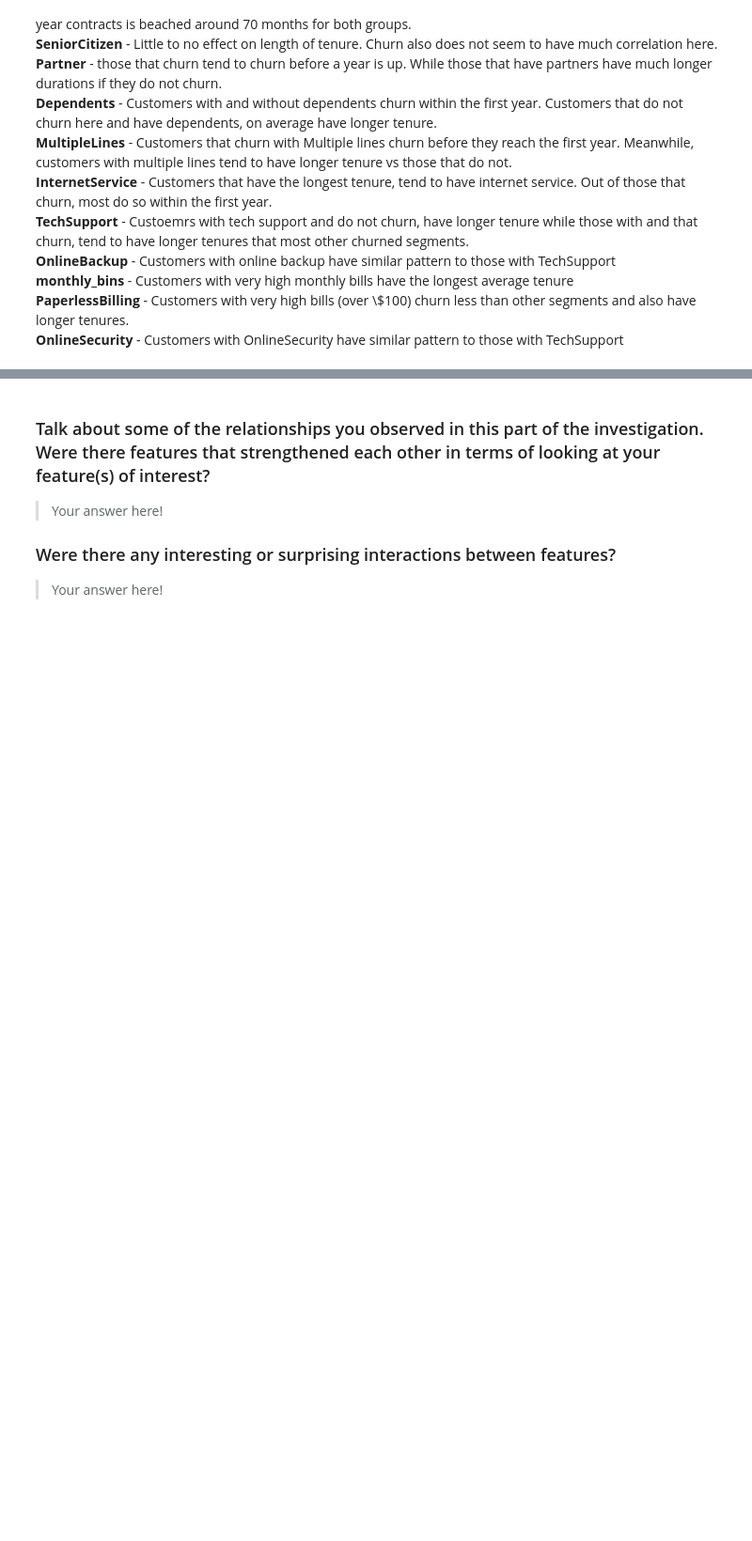
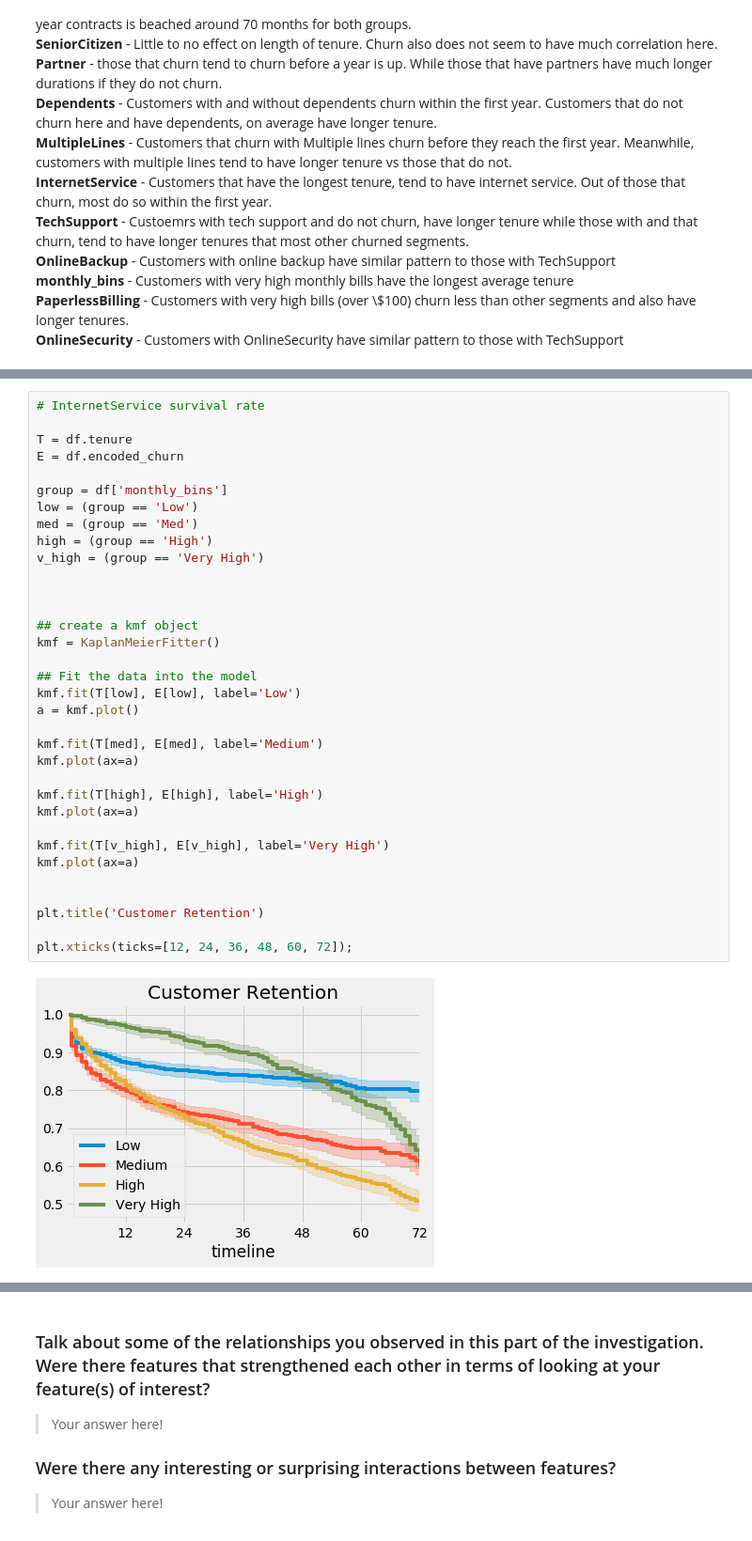
Before and after one commit to ashannon828/communicating_data_findings, a Jupyter notebook: exploration_template.ipynb, the cells around one changed output, grey strips where cells are left out. Shown at 94% size. Saved outputs shown, nothing was run; the diff lists cells and outputs as text; blank space fills up the shorter version.

```diff
--- a/exploration_template.ipynb
+++ b/exploration_template.ipynb
@@ -691,0 +719,36 @@ plt.xticks(ticks=[12, 24, 36, 48, 60, 72]);
+# %%
+# InternetService survival rate
+
+T = df.tenure
+E = df.encoded_churn
+
+group = df['monthly_bins']
+low = (group == 'Low')
+med = (group == 'Med')
+high = (group == 'High')
+v_high = (group == 'Very High')
+
+
+
+## create a kmf object
+kmf = KaplanMeierFitter()
+
+## Fit the data into the model
+kmf.fit(T[low], E[low], label='Low')
+a = kmf.plot()
+
+kmf.fit(T[med], E[med], label='Medium')
+kmf.plot(ax=a)
+
+kmf.fit(T[high], E[high], label='High')
+kmf.plot(ax=a)
+
+kmf.fit(T[v_high], E[v_high], label='Very High')
+kmf.plot(ax=a)
+
+
+plt.title('Customer Retention')
+
+plt.xticks(ticks=[12, 24, 36, 48, 60, 72]);
+# %% [output]
+[figure, added]
```
Also changed, not shown: parts of 9 cells of this notebook.
